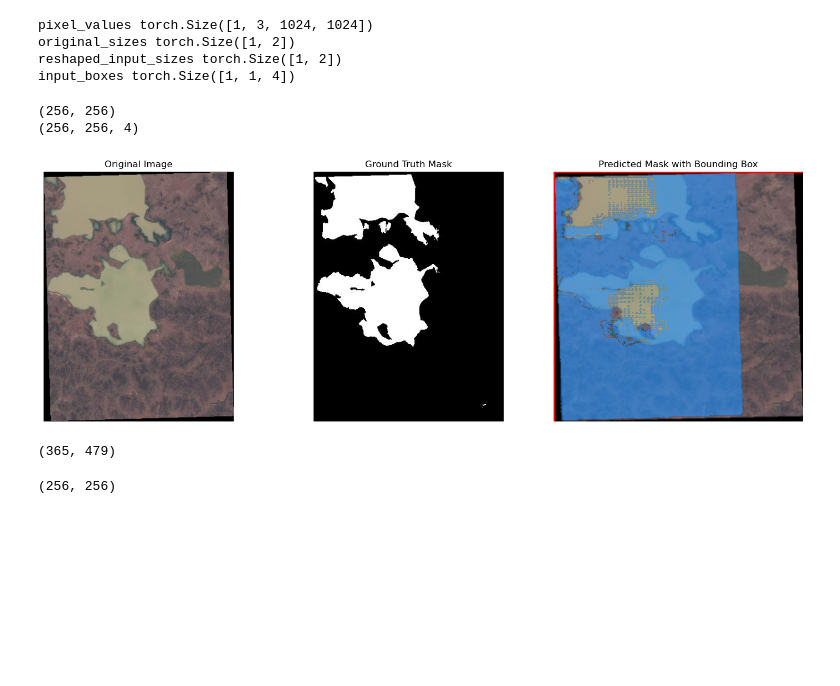
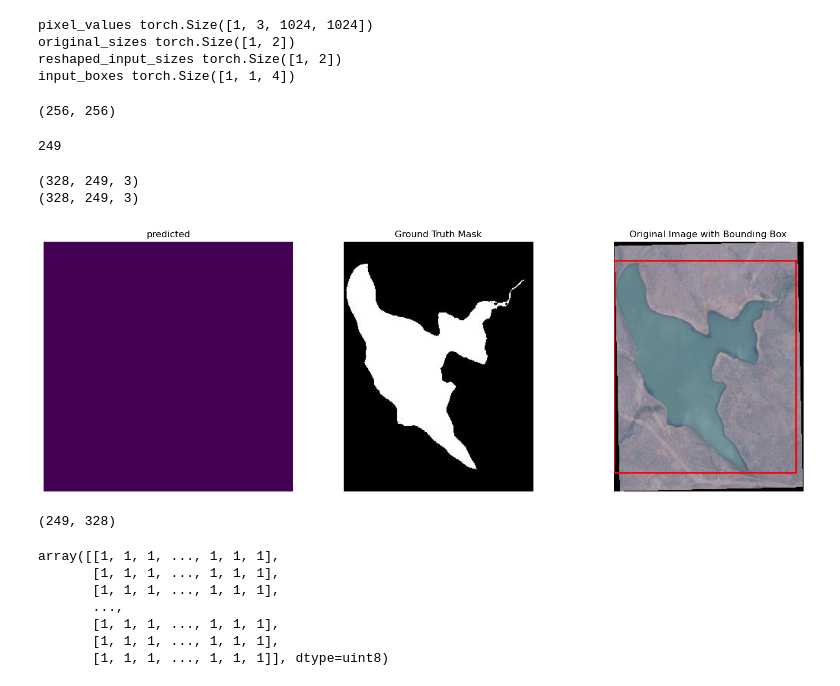
Before and after one commit to Ali-Fartout/DL-HW3, a Jupyter notebook: Ali/Q1.Ipynb, the cells around one changed output. Drawn from its saved outputs; the diff is of its cells as text; code cells hidden in the pictures; blank space fills up the shorter version.

```diff
--- a/Ali/Q1.Ipynb
+++ b/Ali/Q1.Ipynb
@@ -275,8 +271,7 @@ def iou_score(prediction, target):
 from torch.optim import AdamW
 import monai
 
-optim = AdamW(model.mask_decoder.parameters(), lr=8e-4)
-# seg_loss = monai.losses.DiceCELoss(sigmoid=True, squared_pred=True, reduction='mean')
+optim = AdamW(model.mask_decoder.parameters(), lr=1e-3)
 seg_loss = torch.nn.MSELoss()
 # %% [markdown]
 # Fine-Tuning
@@ -368,14 +389,12 @@ KeyboardInterrupt:
 # %% [markdown]
 # Feed-forward
 # %%
-from matplotlib.patches import Rectangle
-mask = Image.open("./Data/Masks/water_body_8929.jpg").convert('L')
-image = Image.open("./Data/Images/water_body_8929.jpg").convert('RGB')
+mask = Image.open("./Data/Masks/water_body_8941.jpg").convert('L')
+image = Image.open("./Data/Images/water_body_8941.jpg").convert('RGB')
 
 ground_truth_mask = np.array(mask)
 prompt = get_bounding_box(ground_truth_mask)
 
-# prepare image + box prompt for the model
 inputs = processor(image, input_boxes=[[prompt]], return_tensors="pt").to("cuda")
 for k,v in inputs.items():
   print(k,v.shape)
@@ -383,11 +402,16 @@ model.to("cuda")
 
 model.eval()
 
-# forward pass
+
 with torch.no_grad():
-  outputs = model(**inputs, multimask_output=False)
+  outputs = model(pixel_values=inputs["pixel_values"].to(device),
+                          input_boxes=inputs["input_boxes"].to(device),
+                          multimask_output=False)
+
+# with torch.no_grad():
+#   outputs = model(**inputs, multimask_output=False)
 medsam_seg_prob = torch.sigmoid(outputs.pred_masks.squeeze(1))
-# convert soft mask to hard mask
+
 medsam_seg_prob = medsam_seg_prob.cpu().numpy().squeeze()
 medsam_seg = (medsam_seg_prob > 0.5).astype(np.uint8)
 # %% [output]
@@ -395,61 +419,67 @@ pixel_values torch.Size([1, 3, 1024, 1024])
 original_sizes torch.Size([1, 2])
 reshaped_input_sizes torch.Size([1, 2])
 input_boxes torch.Size([1, 1, 4])
+# %%
+medsam_seg.shape
+# %% [output]
+(256, 256)
+# %%
+image.size[0]
+# %% [output]
+249
 # %%
 from matplotlib.patches import Rectangle
 
-# Your code for obtaining 'image', 'ground_truth_mask', 'prompt', and 'medsam_seg'...
 
-def show_mask_with_rectangle(mask, ax, bounding_box=None):
-    # Function to display mask with rectangle overlay
-    color = np.array([30/255, 144/255, 255/255, 0.6])
-    print(mask.shape)
-    h, w = mask.shape[-2:]
-    mask_image = mask.reshape(h, w, 1) * color.reshape(1, 1, -1)
-    print(mask_image.shape)
-    ax.imshow(mask_image)
+def show_mask_with_rectangle(image, ax, bounding_box=None):
+    print(image.shape)
+    h, w = image.shape[-2:]
+    image = image
+    print(image.shape)
+    ax.imshow(image)
 
     if bounding_box is not None:
-        # Extract bounding box coordinates
         x_min, y_min, x_max, y_max = bounding_box
 
-        # Create a rectangle patch
         rect = Rectangle((x_min, y_min), x_max - x_min, y_max - y_min,
                          linewidth=2, edgecolor='red', facecolor='none')
 
-        # Add the rectangle patch to the plot
         ax.add_patch(rect)
 
-# Plotting the original image, ground truth mask, and predicted mask with bounding box
 fig, axes = plt.subplots(1, 3, figsize=(15, 5))
 
-# Plotting the original image
-axes[0].imshow(np.array(image))
-axes[0].set_title('Original Image')
+
+axes[0].imshow(medsam_seg)
+axes[0].set_title('predicted')
 axes[0].axis("off")
 
-# Plotting the ground truth mask
+
 axes[1].imshow(ground_truth_mask, cmap='gray')
 axes[1].set_title('Ground Truth Mask')
 axes[1].axis("off")
 
-# Plotting the predicted mask with bounding box
-axes[2].imshow(image.resize((256, 256)))  # Show the image as the background
-show_mask_with_rectangle(medsam_seg, axes[2], bounding_box=prompt)
-axes[2].set_title('Predicted Mask with Bounding Box')
+axes[2].imshow(np.array(image))
+show_mask_with_rectangle(np.array(image), axes[2], bounding_box=prompt)
+axes[2].set_title('Original Image with Bounding Box')
 axes[2].axis("off")
 
 plt.tight_layout()
 plt.show()
 # %% [output]
-(256, 256)
-(256, 256, 4)
+(328, 249, 3)
+(328, 249, 3)
-[figure, old version]
+[figure, new version]
 # %%
 image.size
 # %% [output]
-(365, 479)
+(249, 328)
 # %%
-medsam_seg.shape
+medsam_seg
 # %% [output]
-(256, 256)
+array([[1, 1, 1, ..., 1, 1, 1],
+       [1, 1, 1, ..., 1, 1, 1],
+       [1, 1, 1, ..., 1, 1, 1],
+       ...,
+       [1, 1, 1, ..., 1, 1, 1],
+       [1, 1, 1, ..., 1, 1, 1],
+       [1, 1, 1, ..., 1, 1, 1]], dtype=uint8)
```
Also changed, not shown: parts of 9 cells of this notebook.
